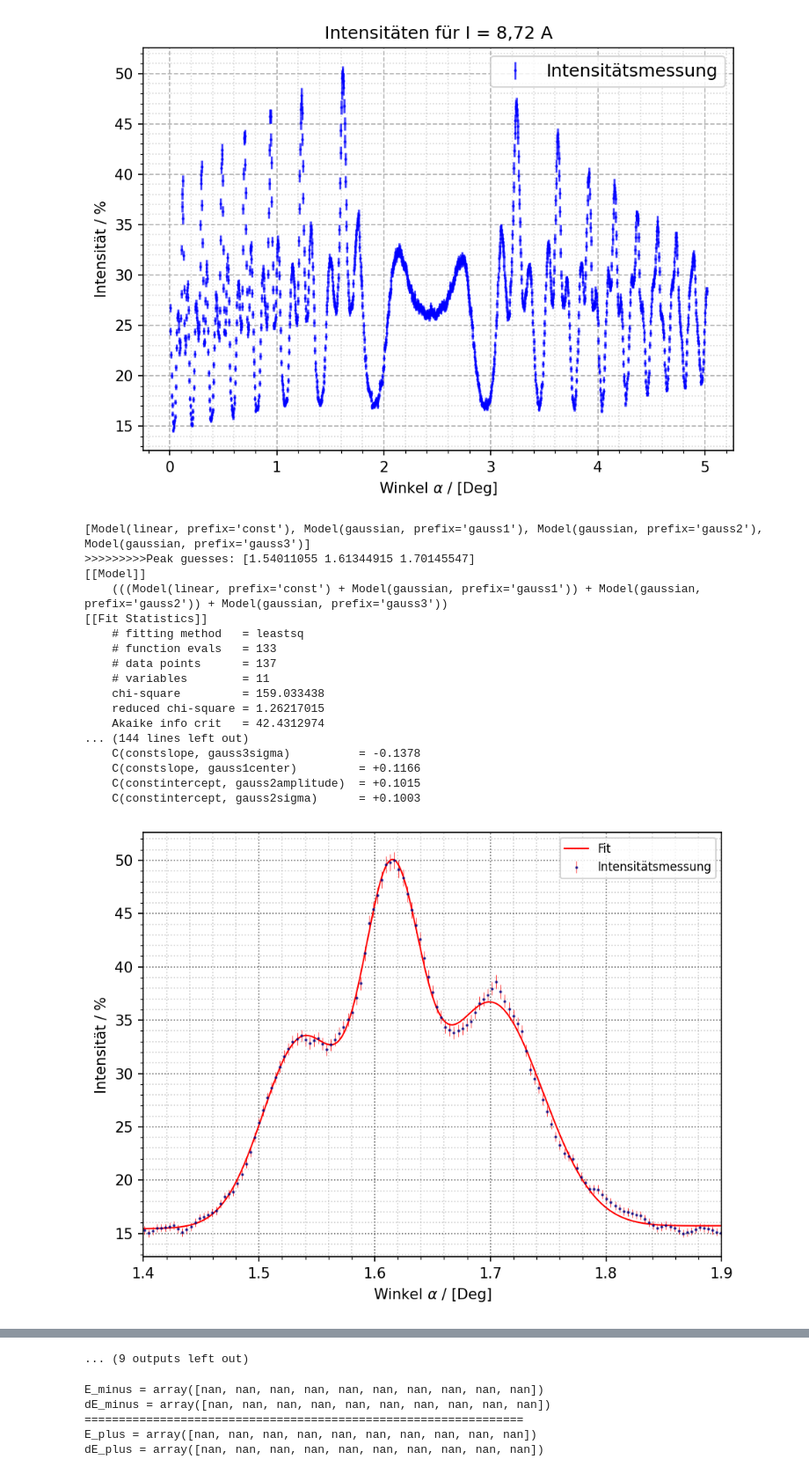
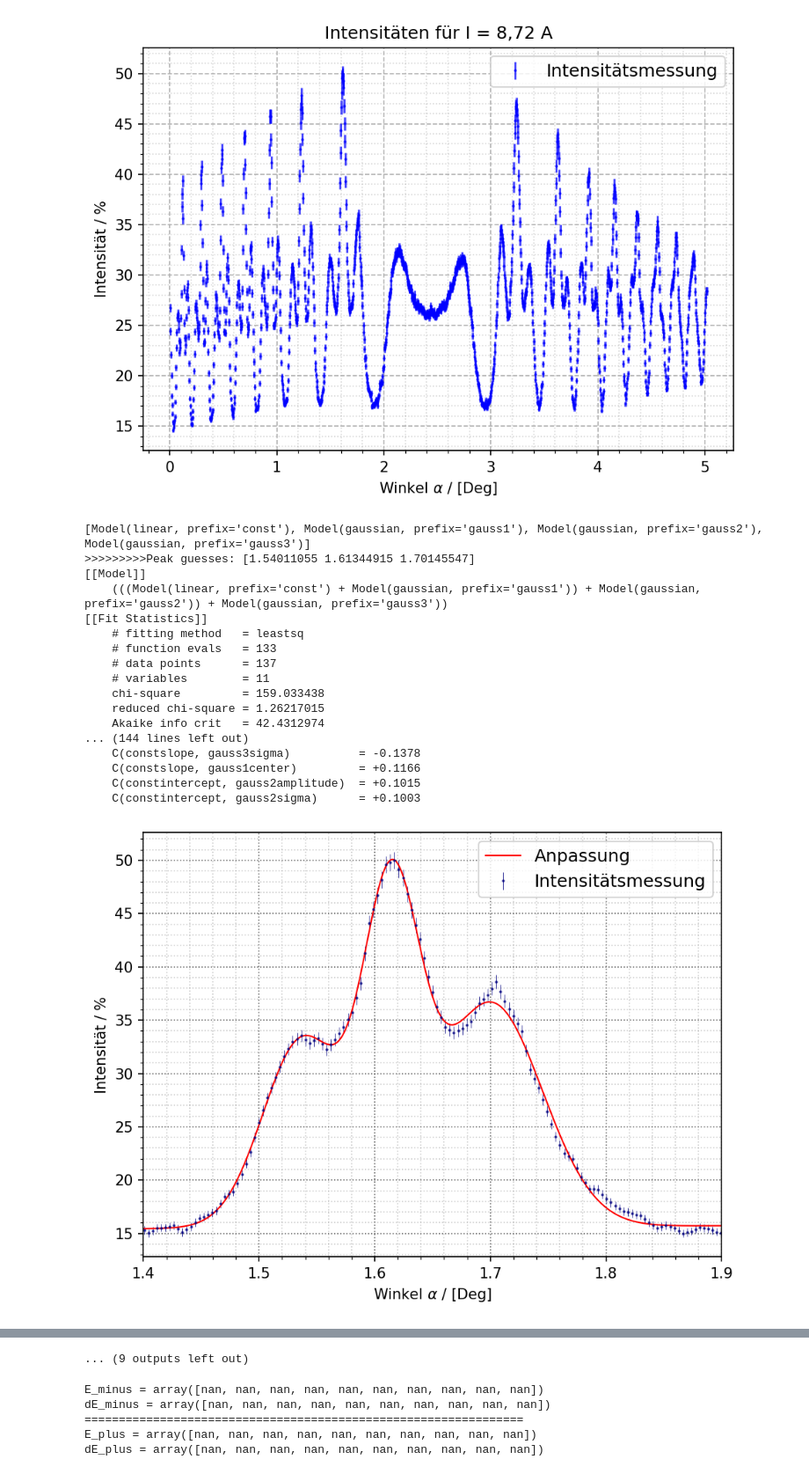
Before and after one commit to itzhaQQ/P4_WS2526, a Jupyter notebook: 401_ElektronischeUebergaengeAnAtomen/src/zeeman.ipynb, the cells around one changed output, grey strips where cells are left out. Shown at 88% size. Saved outputs shown, nothing was run; the diff lists cells and outputs as text; code cells hidden in the pictures.

```diff
--- a/401_ElektronischeUebergaengeAnAtomen/src/zeeman.ipynb
+++ b/401_ElektronischeUebergaengeAnAtomen/src/zeeman.ipynb
@@ -313,10 +313,10 @@ def plotpls(i):
 
     # Plot
     fig, ax = plt.subplots(num=2, dpi=150)
-    ax.errorbar(alpha_cut, intensity_norm, yerr=dI, fmt='.', label='Intensitätsmessung',markersize=2, capsize=0, alpha=0.7, color='navy', ecolor='red', elinewidth=0.5)
+    ax.errorbar(alpha_cut, intensity_norm, yerr=dI, fmt='.', label='Intensitätsmessung',markersize=2, capsize=0, alpha=0.7, color='navy', elinewidth=0.5)
 
     x_fit = np.linspace(alpha_cut.min(), alpha_cut.max(), 1000)
-    ax.plot(x_fit, result.eval(x=x_fit), 'r-', label='Fit', linewidth=1)
+    ax.plot(x_fit, result.eval(x=x_fit), 'r-', label='Anpassung', linewidth=1)
     #x_fit = np.linspace(data_cut[:,0].min(), data_cut[:,0].max(), 100)
 
     ax.grid(visible=True, which='major', color='#666666', linestyle=':')
@@ -327,7 +327,7 @@ def plotpls(i):
     ax.set_xlabel(r'Winkel $\alpha$ / [Deg]')
     ax.set_ylabel(r'Intensität / %')
     ax.set_xlim([alpha_min, alpha_max])
-    ax.legend(prop={'size': 8}, loc = 'best')
+    ax.legend(prop={'size': 12}, loc = 'best')
 
     #plt.errorbar(data_cut[:,0], data_cut[:,1], yerr=dI, fmt='o', label='Intensitätsmessung',markersize=2, capsize=0, alpha=0.7, color='navy', ecolor='red', elinewidth=0.5)
     #plt.plot(x_fit, result.eval(x=x_fit), 'r-', label='Fit', linewidth=1)
@@ -415,34 +415,34 @@ df = pd.DataFrame({
     'amp3': amp[:,2],
     'damp3': damp[:,2],
     'peak3': peaks[:,2],
     'dpeak3': dpeaks[:,2],
     'sigma3': sigma[:,2],
     'dsigma3': dsigma[:,2],
 })
 print(df)
 df_latex = df.to_latex('../data/zeeman_used/zeeman_latex.tex', index=False, escape=False, float_format="%.2f", column_format='l' + 'c' * (len(df.columns)-1), multirow=True)
 print('Dataframe mit Latex gespeichert')
 print(df_latex)
 print('====================================')
 # %% [output]
 [Model(linear, prefix='const'), Model(gaussian, prefix='gauss1'), Model(gaussian, prefix='gauss2'), Model(gaussian, prefix='gauss3')]
 >>>>>>>>>Peak guesses: [1.54011055 1.61344915 1.70145547]
 [[Model]]
     (((Model(linear, prefix='const') + Model(gaussian, prefix='gauss1')) + Model(gaussian, prefix='gauss2')) + Model(gaussian, prefix='gauss3'))
 [[Fit Statistics]]
     # fitting method   = leastsq
     # function evals   = 133
     # data points      = 137
     # variables        = 11
     chi-square         = 159.033438
     reduced chi-square = 1.26217015
     Akaike info crit   = 42.4312974
 ... (144 lines left out)
     C(constslope, gauss3sigma)          = -0.1378
     C(constslope, gauss1center)         = +0.1166
     C(constintercept, gauss2amplitude)  = +0.1015
     C(constintercept, gauss2sigma)      = +0.1003
-[figure, old version]
+[figure, new version]
 >>>>>>>>>Peak guesses: [1.52544283 1.61344915 1.72345705]
 [[Model]]
     (((Model(linear, prefix='const') + Model(gaussian, prefix='gauss1')) + Model(gaussian, prefix='gauss2')) + Model(gaussian, prefix='gauss3'))
```
Also changed, not shown: parts of 5 cells of this notebook, 36 other files.
